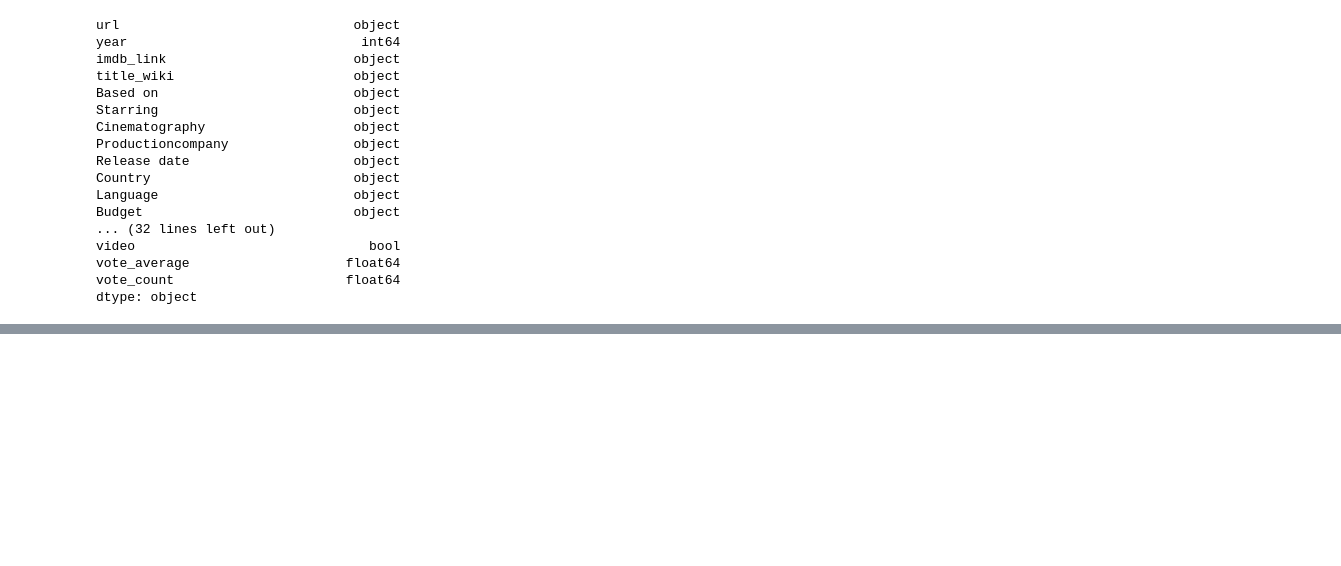
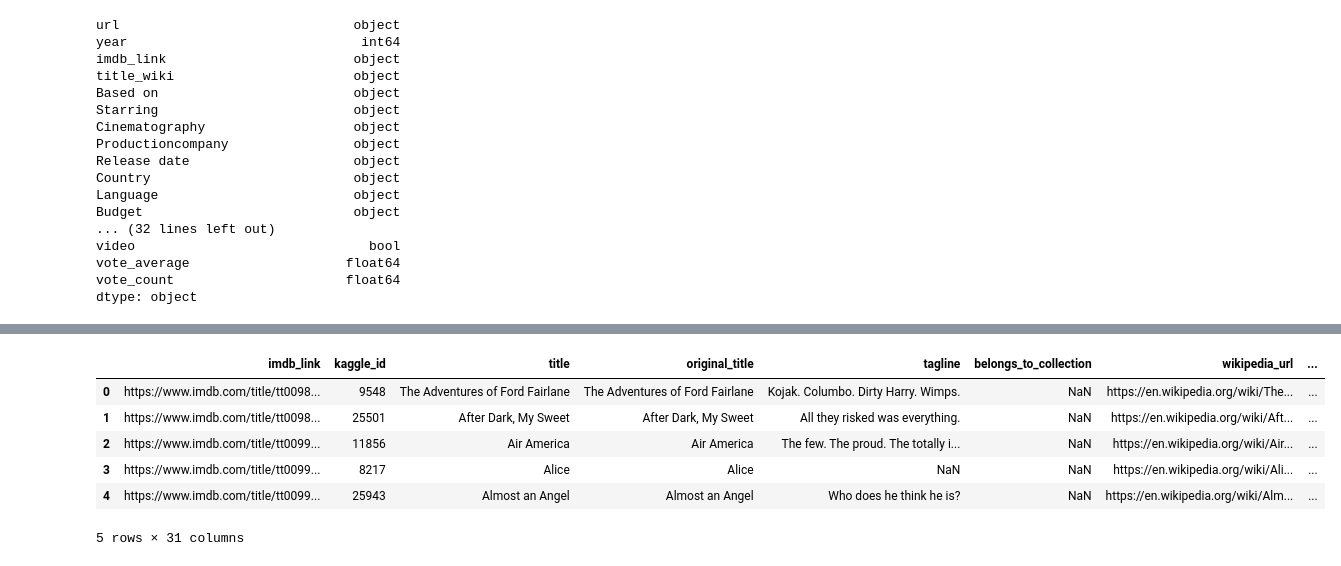
Before and after one commit to theeekumar/Movies-ETL, a Jupyter notebook: ETL_process_mod.ipynb, the cells around one changed output, grey strips where cells are left out. Saved outputs shown, nothing was run; the diff lists cells and outputs as text; code cells hidden in the pictures; blank space fills up the shorter version.

```diff
--- a/ETL_process_mod.ipynb
+++ b/ETL_process_mod.ipynb
@@ -1030,0 +1106,3 @@ KeyError: "['Productioncompany' 'Productioncompanies'] not found in axis"
+# %%
+# drop video column
+movies_df.drop(columns=['video'], inplace=True)
@@ -1030,0 +1122,3 @@ KeyError: "['Productioncompany' 'Productioncompanies'] not found in axis"
+# %%
+# reorder columns with pertaining info
+movies_df = movies_df.loc[:, ['imdb_link', 'id', 'title_kaggle', 'original_title', 'tagline', 'belongs_to_collection', 'url', 'imdb_link', 'runtime', 'budget_kaggle', 'revenue', 'release_date_kaggle', 'popularity', 'vote_average', 'vote_count', 'genres', 'original_language', 'overview', 'spoken_languages', 'Country', 'production_companies', 'production_countries', 'Distributor', 'Producer(s)', 'Director', 'Starring', 'Cinematography', 'Editor(s)', 'Written by', 'Composer(s)', 'Based on']]
@@ -1030,0 +1128,10 @@ KeyError: "['Productioncompany' 'Productioncompanies'] not found in axis"
+# %%
+movies_df.head()
+# %% [output]
+|  | imdb_link | kaggle_id | title | original_title | tagline | belongs_to_collection | wikipedia_url | ... |
+| 0 | https://www.imdb.com/title/tt0098... | 9548 | The Adventures of Ford Fairlane | The Adventures of Ford Fairlane | Kojak. Columbo. Dirty Harry. Wimps. | NaN | https://en.wikipedia.org/wiki/The... | ... |
+| 1 | https://www.imdb.com/title/tt0098... | 25501 | After Dark, My Sweet | After Dark, My Sweet | All they risked was everything. | NaN | https://en.wikipedia.org/wiki/Aft... | ... |
+| 2 | https://www.imdb.com/title/tt0099... | 11856 | Air America | Air America | The few. The proud. The totally i... | NaN | https://en.wikipedia.org/wiki/Air... | ... |
+| 3 | https://www.imdb.com/title/tt0099... | 8217 | Alice | Alice | NaN | NaN | https://en.wikipedia.org/wiki/Ali... | ... |
+| 4 | https://www.imdb.com/title/tt0099... | 25943 | Almost an Angel | Almost an Angel | Who does he think he is? | NaN | https://en.wikipedia.org/wiki/Alm... | ... |
+5 rows × 31 columns
```
Also changed, not shown: parts of 11 cells of this notebook, 4 other files.
